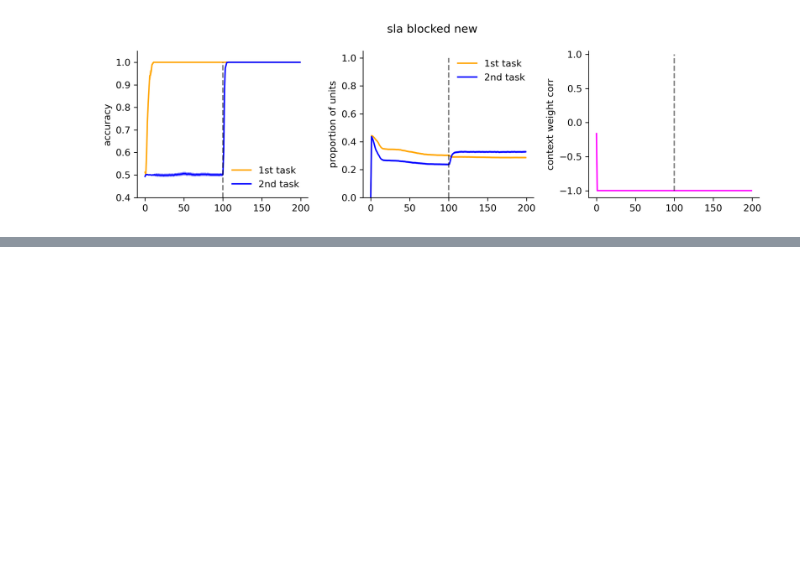
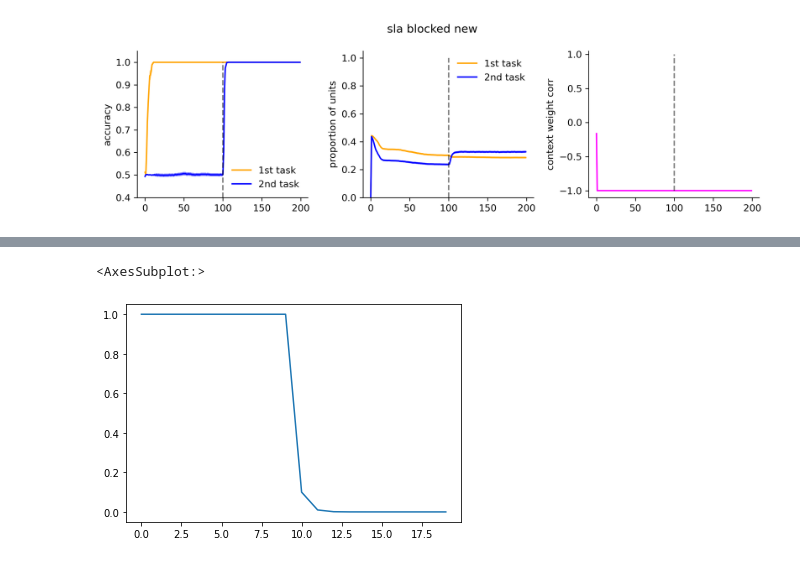
Before and after one commit to summerfieldlab/Flesch_Nagy_etal_HebbCL, a Jupyter notebook: scratchpad.ipynb, the cells around one changed output, grey strips where cells are left out. Cells and saved outputs as stored; diff of their text form; code cells hidden in the pictures; blank space fills up the shorter version.

```diff
--- a/scratchpad.ipynb
+++ b/scratchpad.ipynb
@@ -109,0 +115,5 @@ for i,m in enumerate(models):
+# %%
+pd.Series(np.vstack((np.ones((10,1)),-1*np.zeros((10,1))))[:,0]).ewm(alpha=0.9,min_periods=1).mean().plot()
+# %% [output]
+<AxesSubplot:>
+[figure, added]
```
Also changed, not shown: parts of 4 cells of this notebook, 2 other files.
